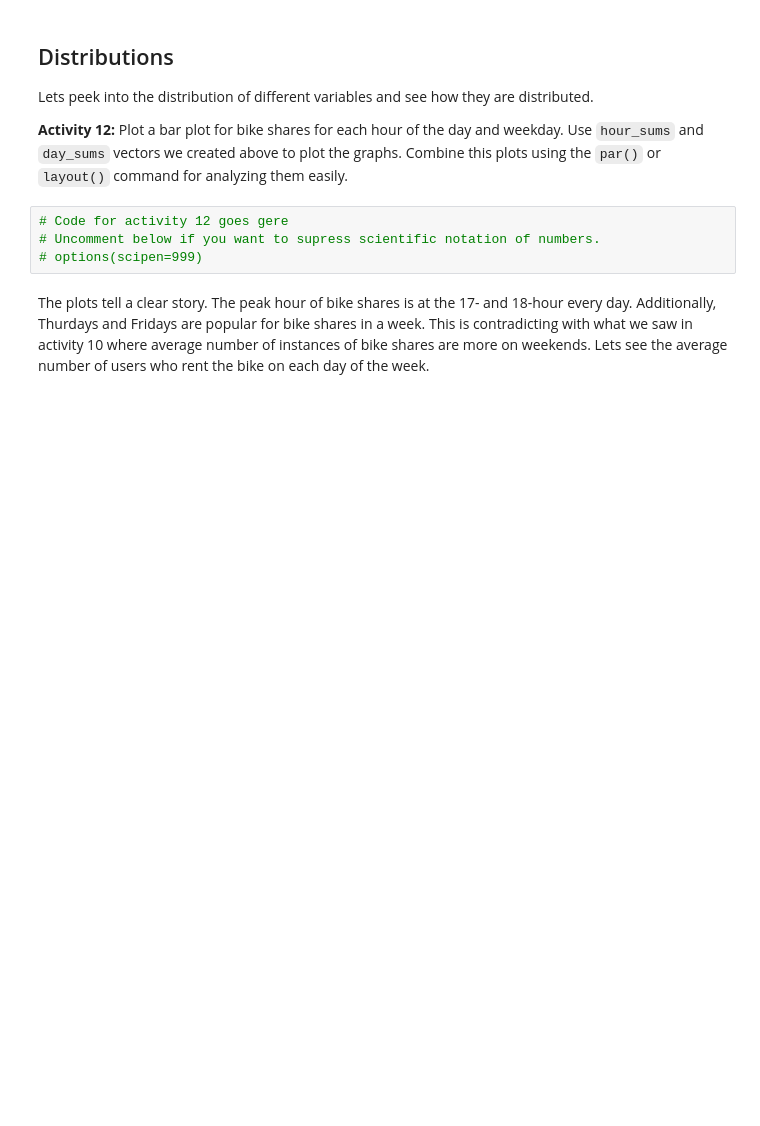
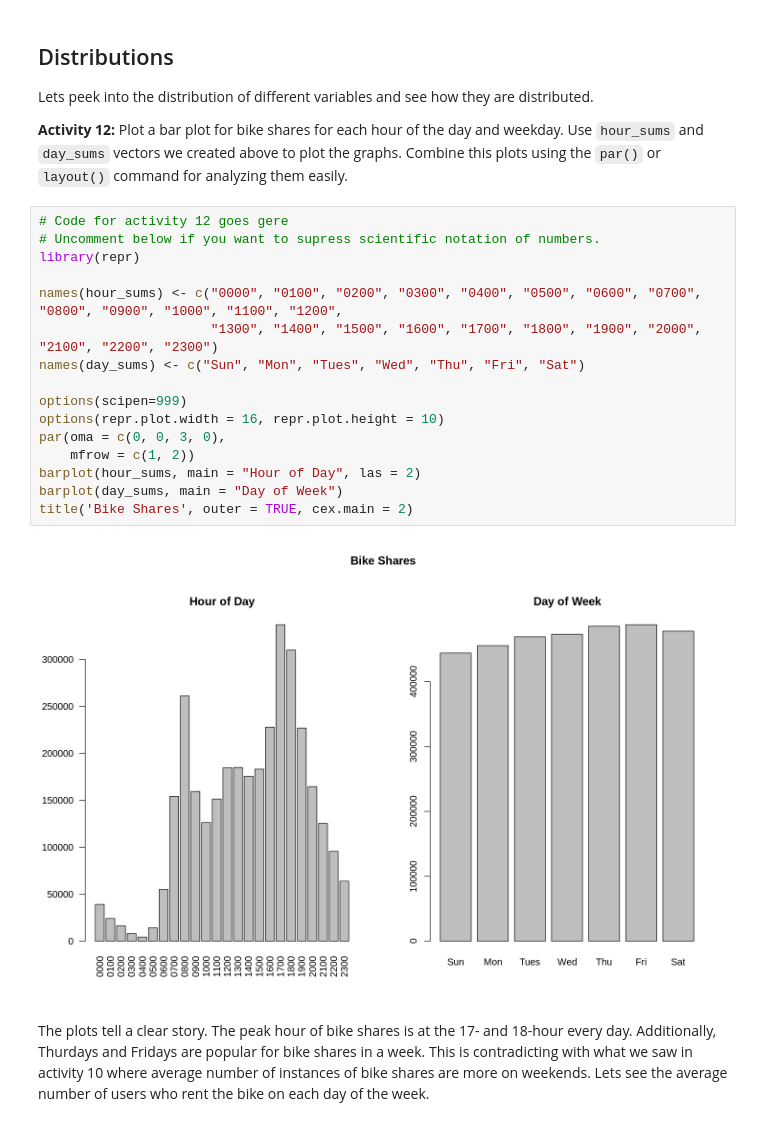
Before and after one commit to SteeltownRiot/DSA, a Jupyter notebook: DSA-7020 Stats for Data Analysis/Module 1 - Intro to Stats with R/Exercises/exercises.ipynb, the cells around one changed output. Saved outputs shown, nothing was run; the diff lists cells and outputs as text; blank space fills up the shorter version.

```diff
--- a/DSA-7020 Stats for Data Analysis/Module 1 - Intro to Stats with R/Exercises/exercises.ipynb
+++ b/DSA-7020 Stats for Data Analysis/Module 1 - Intro to Stats with R/Exercises/exercises.ipynb
@@ -325,10 +356,24 @@ Lets peek into the distribution of different variables and see how they are dist
 **Activity 12:** Plot a bar plot for bike shares for each hour of the day and weekday.
 Use `hour_sums` and `day_sums` vectors we created above to plot the graphs.
 Combine this plots using the `par()` or `layout()` command for analyzing them easily.
-# %%
-# Code for activity 12 goes gere
-# Uncomment below if you want to supress scientific notation of numbers.
-# options(scipen=999)
+# %%
+# Code for activity 12 goes gere
+# Uncomment below if you want to supress scientific notation of numbers.
+library(repr)
+
+names(hour_sums) <- c("0000", "0100", "0200", "0300", "0400", "0500", "0600", "0700", "0800", "0900", "1000", "1100", "1200",
+                      "1300", "1400", "1500", "1600", "1700", "1800", "1900", "2000", "2100", "2200", "2300")
+names(day_sums) <- c("Sun", "Mon", "Tues", "Wed", "Thu", "Fri", "Sat")
+
+options(scipen=999)
+options(repr.plot.width = 16, repr.plot.height = 10)
+par(oma = c(0, 0, 3, 0),
+    mfrow = c(1, 2))
+barplot(hour_sums, main = "Hour of Day", las = 2)
+barplot(day_sums, main = "Day of Week")
+title('Bike Shares', outer = TRUE, cex.main = 2)
+# %% [output]
+[figure, added]
 # %% [markdown]
 The plots tell a clear story.
 The peak hour of bike shares is at the 17- and 18-hour every day.
```
Also changed, not shown: parts of 18 cells of this notebook, 2 other files.
